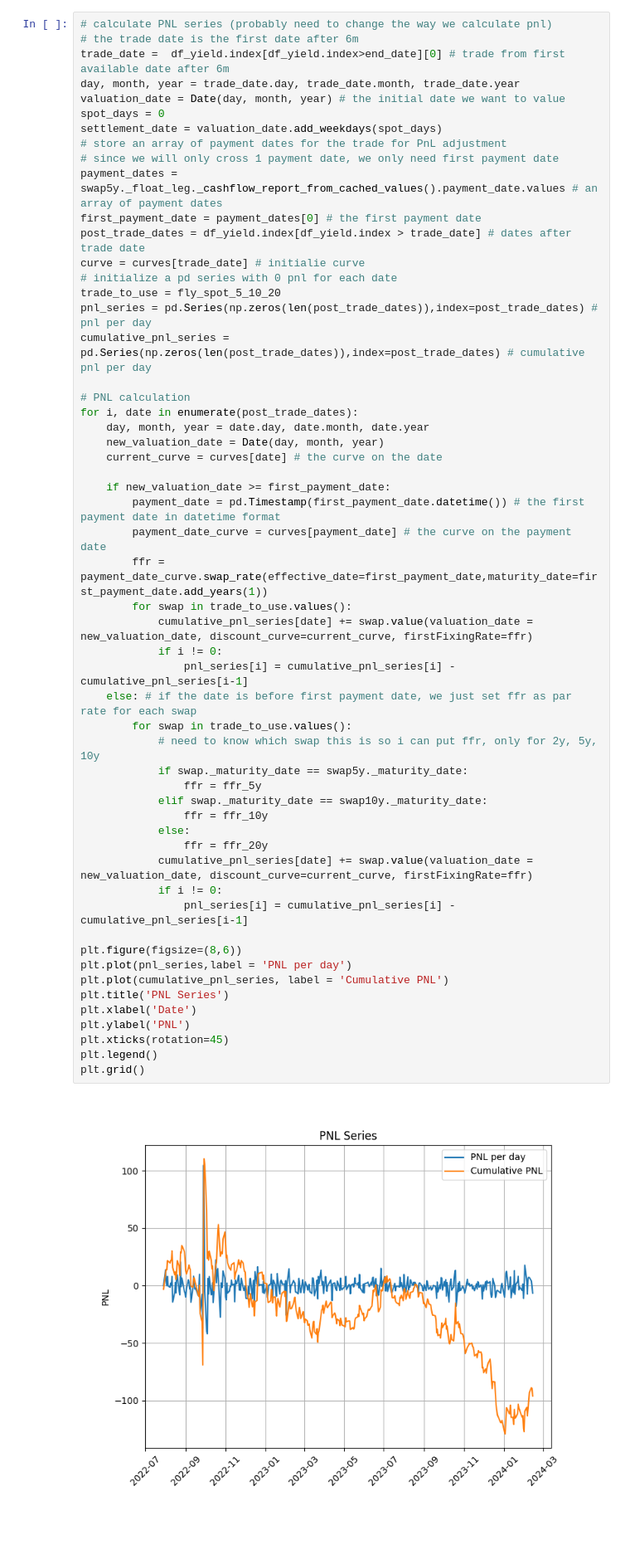
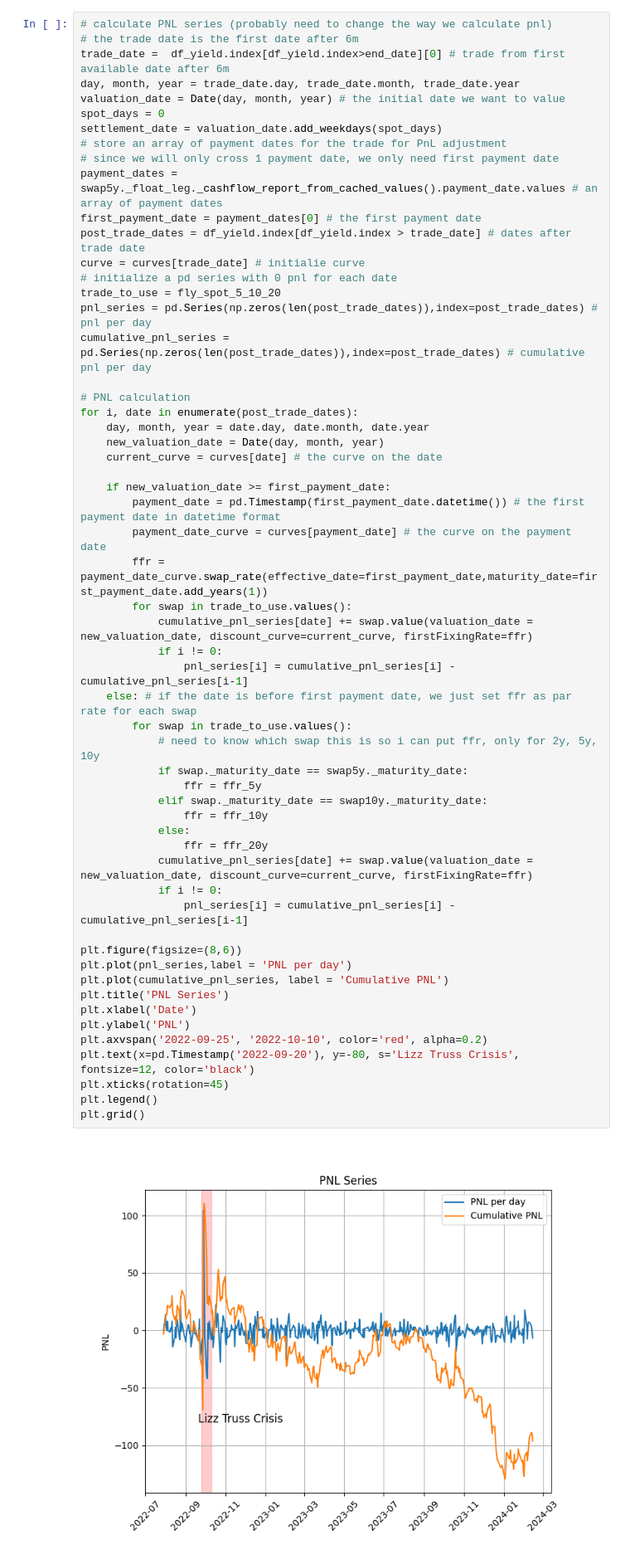
Before and after one commit to QizheCui/PCA_Butterfly_Trading_Strategy, a Jupyter notebook: PCA_Trade_Libor_5s10s20s_changes.ipynb, the cells around one changed output. Shown at 83% size. Saved outputs shown, nothing was run; the diff lists cells and outputs as text; blank space fills up the shorter version.

```diff
--- a/PCA_Trade_Libor_5s10s20s_changes.ipynb
+++ b/PCA_Trade_Libor_5s10s20s_changes.ipynb
@@ -520,34 +520,36 @@ for i, date in enumerate(post_trade_dates):
         payment_date = pd.Timestamp(first_payment_date.datetime()) # the first payment date in datetime format
         payment_date_curve = curves[payment_date] # the curve on the payment date
         ffr = payment_date_curve.swap_rate(effective_date=first_payment_date,maturity_date=first_payment_date.add_years(1))
         for swap in trade_to_use.values():
             cumulative_pnl_series[date] += swap.value(valuation_date = new_valuation_date, discount_curve=current_curve, firstFixingRate=ffr)
             if i != 0:
                 pnl_series[i] = cumulative_pnl_series[i] - cumulative_pnl_series[i-1]
     else: # if the date is before first payment date, we just set ffr as par rate for each swap
         for swap in trade_to_use.values():
             # need to know which swap this is so i can put ffr, only for 2y, 5y, 10y
             if swap._maturity_date == swap5y._maturity_date:
                 ffr = ffr_5y
             elif swap._maturity_date == swap10y._maturity_date:
                 ffr = ffr_10y
             else:
                 ffr = ffr_20y
             cumulative_pnl_series[date] += swap.value(valuation_date = new_valuation_date, discount_curve=current_curve, firstFixingRate=ffr)
             if i != 0:
                 pnl_series[i] = cumulative_pnl_series[i] - cumulative_pnl_series[i-1]
 
 plt.figure(figsize=(8,6))
 plt.plot(pnl_series,label = 'PNL per day')
 plt.plot(cumulative_pnl_series, label = 'Cumulative PNL')
 plt.title('PNL Series')
 plt.xlabel('Date')
 plt.ylabel('PNL')
+plt.axvspan('2022-09-25', '2022-10-10', color='red', alpha=0.2)
+plt.text(x=pd.Timestamp('2022-09-20'), y=-80, s='Lizz Truss Crisis', fontsize=12, color='black')
 plt.xticks(rotation=45)
 plt.legend()
 plt.grid()
 # %% [output]
-[figure, old version]
+[figure, new version]
 # %%
 # correlation between pnl and level
 print(f"correlation between pnl and 10y yield: {np.corrcoef(pnl_series, df_yield.loc[post_trade_dates,10])[0][1]}")
```
